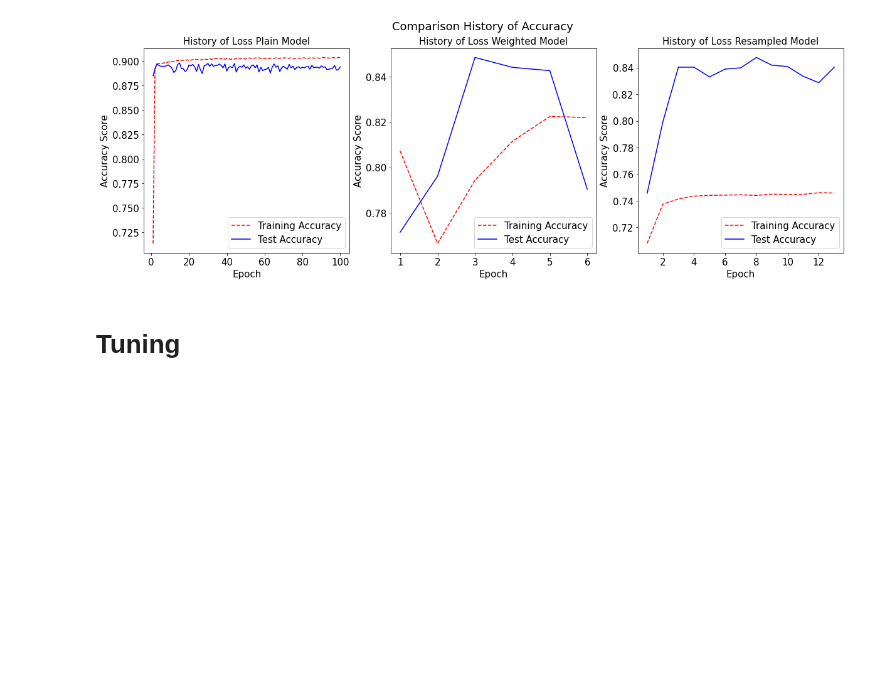
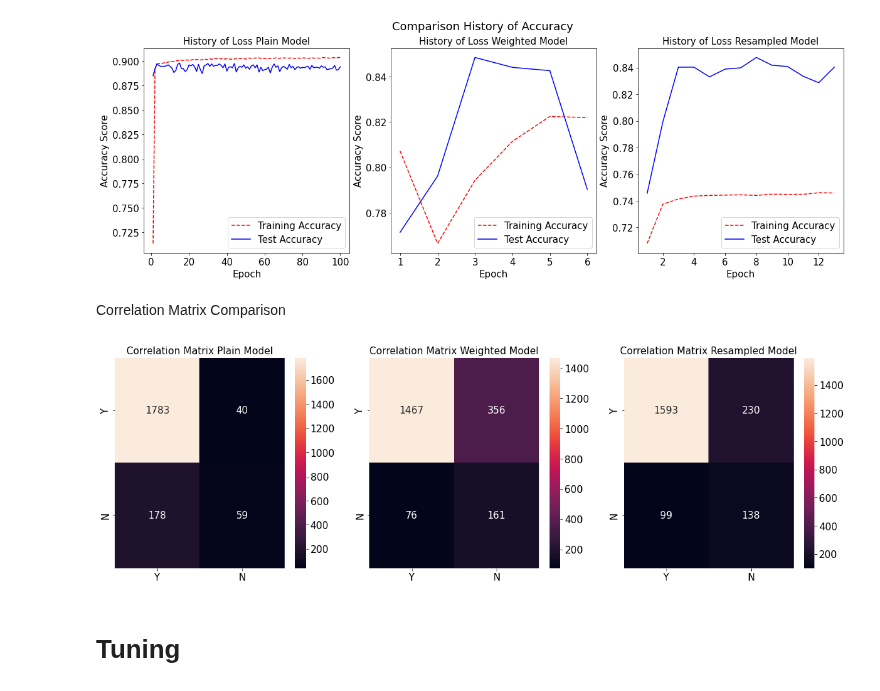
Before and after one commit to claredavies/MachineLearningCoursework, a Jupyter notebook: Assignment1/MLAssignment1KerrasUnbalancedData.ipynb, the cells around one changed output. Drawn from its saved outputs; the diff is of its cells as text; code cells hidden in the pictures; blank space fills up the shorter version.

```diff
--- a/Assignment1/MLAssignment1KerrasUnbalancedData.ipynb
+++ b/Assignment1/MLAssignment1KerrasUnbalancedData.ipynb
@@ -541,6 +541,25 @@ visualise_training_history_accuracy(ax2, history_weighted,"History of Loss Weigh
 visualise_training_history_accuracy(ax3, history_resampled,"History of Loss Resampled Model")
 # %% [output]
 [figure]
+# %% [markdown]
+Correlation Matrix Comparison
+# %%
+fig, (ax1, ax2, ax3) = plt.subplots(1, 3,figsize=(20,6))
+
+evaluation_results_plain_model = plain_model.evaluate(X_test, y_test, batch_size=BATCH_SIZE, verbose=0)
+y_pred_plain_model = plain_model.predict(X_test, batch_size=BATCH_SIZE)
+
+evaluation_results_model_weighted = model_weighted.evaluate(X_test, y_test, batch_size=BATCH_SIZE, verbose=0)
+y_pred_model_weighted = model_weighted.predict(X_test, batch_size=BATCH_SIZE)
+
+evaluation_results_resampled_model = model_resampled.evaluate(X_test, y_test, batch_size=BATCH_SIZE, verbose=0)
+y_pred_model_resampled = model_resampled.predict(X_test, batch_size=BATCH_SIZE)
+
+plot_cm(ax1,y_test, y_pred_plain_model,"Correlation Matrix Plain Model")
+plot_cm(ax2,y_test, y_pred_model_weighted,"Correlation Matrix Weighted Model")
+plot_cm(ax3,y_test, y_pred_model_resampled,"Correlation Matrix Resampled Model")
+# %% [output]
+[figure, added]
 # %% [markdown]
 # Tuning
 # %%
```
Also changed, not shown: parts of 13 cells of this notebook.
